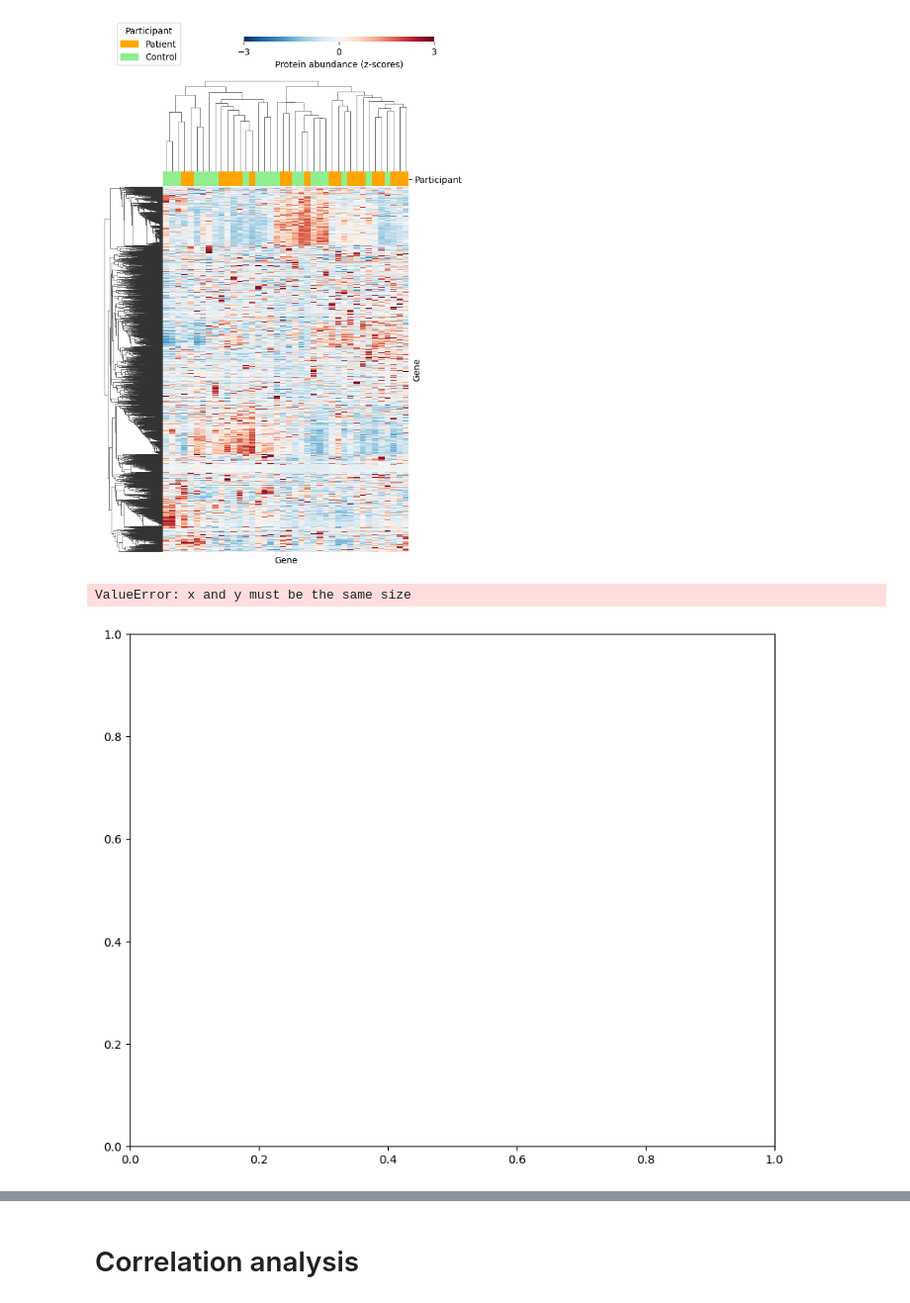
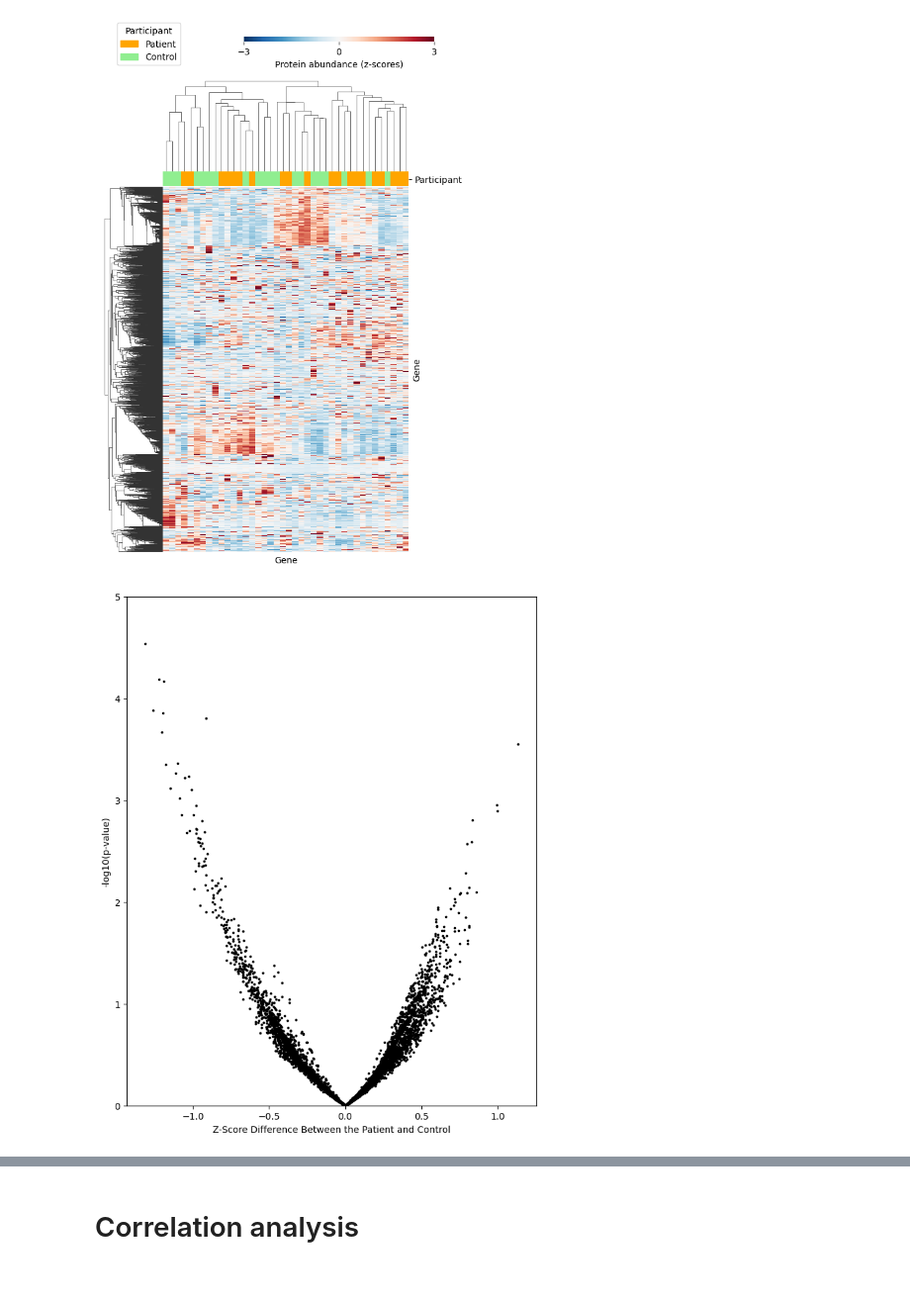
Before and after one commit to briantruan/ns4300-mecfs, a Jupyter notebook: final_project.ipynb, the cells around one changed output, grey strips where cells are left out. Shown at 99% size. Saved outputs shown, nothing was run; the diff lists cells and outputs as text; code cells hidden in the pictures.

Commit message:
done with volcano plot

```diff
--- a/final_project.ipynb
+++ b/final_project.ipynb
@@ -115,55 +123,38 @@ plt.legend(handles=legend_patches, loc='center', bbox_to_anchor=(-0.50, -0.50),
 # %%
 from statsmodels.stats.multitest import multipletests
 
 
 # create a df of the df dataframe of the columns that are participant row = "patient"
 patient_df = df_transposed[df_transposed['Participant'] == 'Patient']
 patient_df = patient_df.drop('Participant', axis=1)
+patient_df = patient_df.reset_index(drop=True)
 
 # create a df of the df dataframe of the rows that are participant row = "control"
 control_df = df_transposed[df_transposed['Participant'] == 'Control']
 control_df = control_df.drop('Participant', axis=1)
 
-# Replace zeros with NaN
-patient_df.replace(0, np.nan, inplace=True)
-control_df.replace(0, np.nan, inplace=True)
-
-# find the minimum non-zero value
-patient_df_min_non_zero = patient_df[patient_df > 0].min().min()
-control_df_min_non_zero = control_df[control_df > 0].min().min()
-
-# calculate one third of the minimum non-zero value
-patient_df_value = patient_df_min_non_zero / 3
-control_df_value = control_df_min_non_zero / 3
-
-# Replace NaNs with the replacement value
-patient_df.fillna(patient_df_value, inplace=True)
-control_df.fillna(control_df_value, inplace=True)
-
 # compute p-value w a two-tailed, equal variance Student's t-test
-# THERES AN ISSUE HERE!!!!!
 patient_df = patient_df.apply(pd.to_numeric, errors='coerce')
 control_df = control_df.apply(pd.to_numeric, errors='coerce')
-t_stat, p_values = ttest_ind(patient_df, control_df, equal_var=True, axis=1)
+t_stat, p_values = ttest_ind(patient_df, control_df, equal_var=True, axis=0)
 
 # Calculate log2 fold change (x-axis)
-log2_fold_change = np.log2(patient_df.mean(axis=1)/control_df.mean(axis=1))
+log2_fold_change = (control_df.mean(axis=0)-patient_df.mean(axis=0))
 
 # perform Benjamini-Hochberg correction
-corrected_p_values = multipletests(p_values, method='fdr_bh', alpha=0.05)[1]
+# corrected_p_values = multipletests(p_values, method='fdr_bh', alpha=0.05)[1]
 
 # Calculate -log10 of p_value (y-axis)
-minus_log10_p_value= -np.log10(corrected_p_values)
+minus_log10_p_value= -np.log10(p_values)
 
-# Create figure
-plt.figure(figsize=(10, 8))
+# # Create figure
+plt.figure(figsize=(8, 10))
 plt.scatter(log2_fold_change, minus_log10_p_value, color='black', s=3)
-plt.xlabel('mRNA Abundance Ratio Between the Patient and Control')
+plt.xlabel('Z-Score Difference Between the Patient and Control')
 plt.ylabel('-log10(p-value)')
 
-plt.xlim(-20, 20)
-plt.ylim(0, 120)
+# plt.xlim(-2, 2)
+plt.ylim(0, 5)
 plt.show()
 # %% [output]
-ValueError: x and y must be the same size
-[figure, old version]
+[figure, new version]
```
Also changed, not shown: parts of 5 cells of this notebook.
